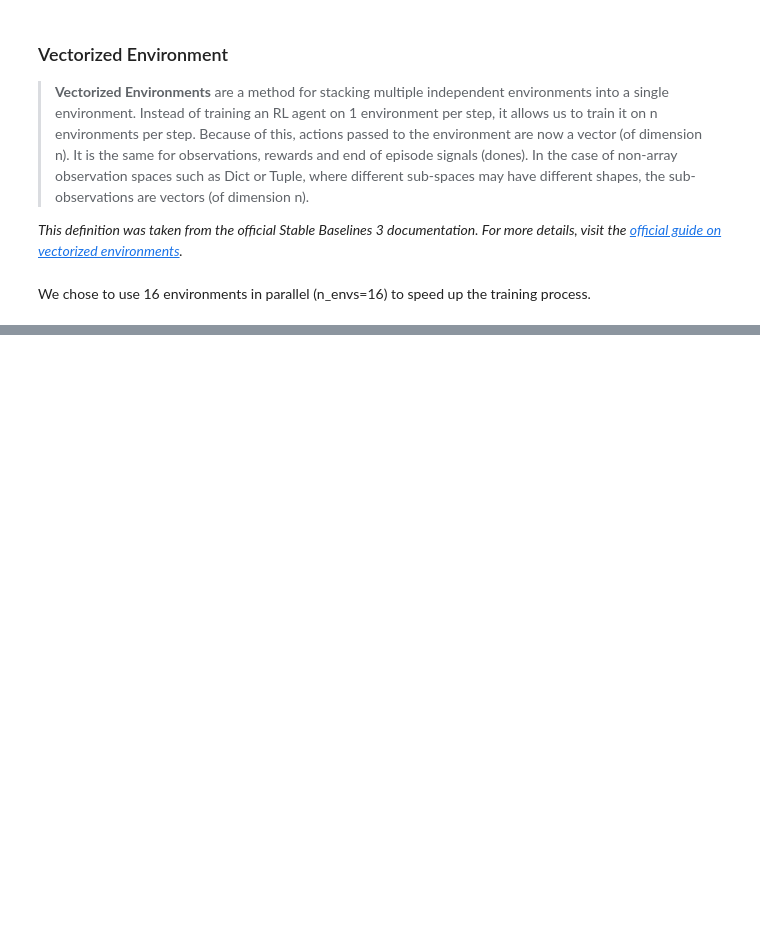
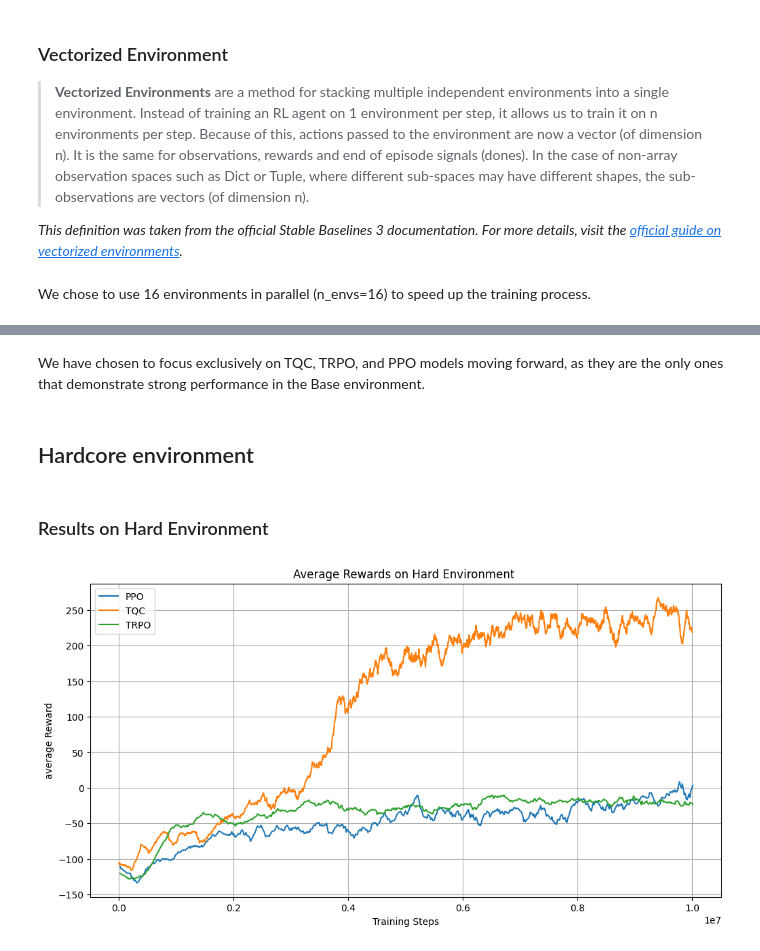
Before and after one commit to Alejandro-131004/ISIA, a Jupyter notebook: work.ipynb, the cells around one changed output, grey strips where cells are left out. Cells and saved outputs as stored; diff of their text form; code cells hidden in the pictures; blank space fills up the shorter version.

```diff
--- a/work.ipynb
+++ b/work.ipynb
@@ -140,0 +194,4 @@ Wrapping the env in a DummyVecEnv.
+# %% [markdown]
+We have chosen to focus exclusively on TQC, TRPO, and PPO models moving forward, as they are the only ones that demonstrate strong performance in the Base environment.
+# %% [markdown]
+## Hardcore environment
@@ -140,0 +271,39 @@ Wrapping the env in a DummyVecEnv.
+# %% [markdown]
+### Results on Hard Environment
+# %%
+base_dir = "results"
+models = ["PPO", "TQC", "TRPO"]
+
+def load_tensorboard_data(log_dir, metric="rollout/ep_rew_mean"):
+    ea = event_accumulator.EventAccumulator(log_dir)
+    ea.Reload()
+    if metric in ea.Tags()["scalars"]:
+        scalar_data = ea.Scalars(metric)
+        return pd.DataFrame(
+            [(s.step, s.value) for s in scalar_data], columns=["Step", "Value"]
+        )
+    return None
+
+data_frames = {}
+for model in models:
+    log_dir = os.path.join(base_dir, f"{model}_logs")
+    df = load_tensorboard_data(log_dir)
+    if df is not None:
+        df["Model"] = model
+        data_frames[model] = df
+
+all_data = pd.concat(data_frames.values())
+
+plt.figure(figsize=(12, 6))
+for model in models:
+    df = all_data[all_data["Model"] == model]
+    plt.plot(df["Step"], df["Value"], label=model)
+
+plt.title("Average Rewards on Hard Environment ")
+plt.xlabel("Training Steps")
+plt.ylabel("average Reward")
+plt.legend()
+plt.grid()
+plt.show()
+# %% [output]
+[figure, added]
```
Also changed, not shown: parts of 27 cells of this notebook, 7 other files.
